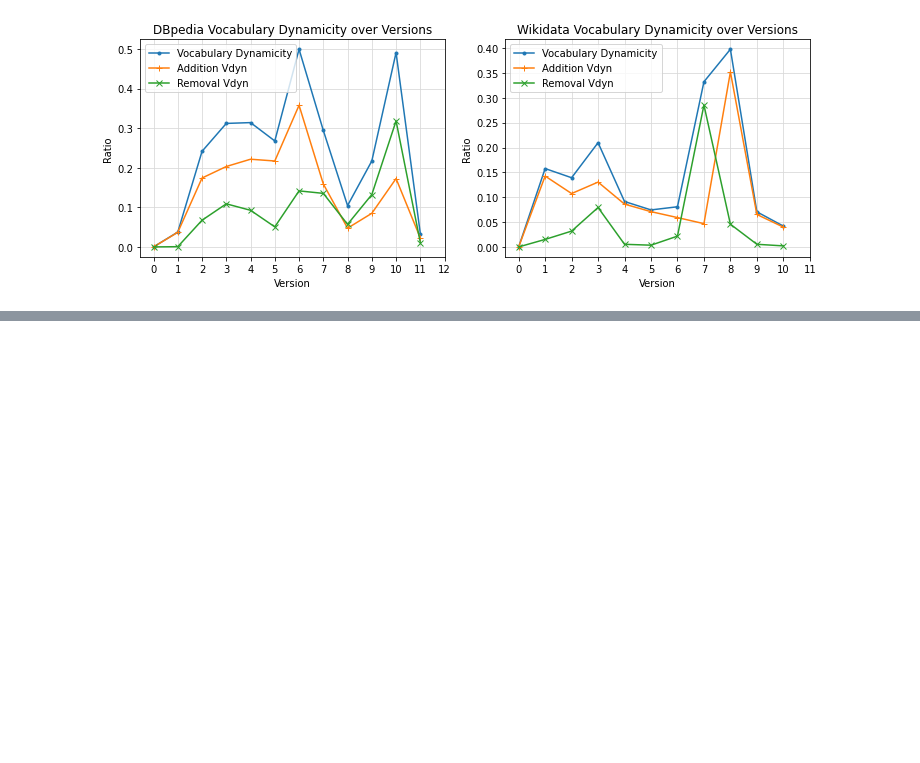
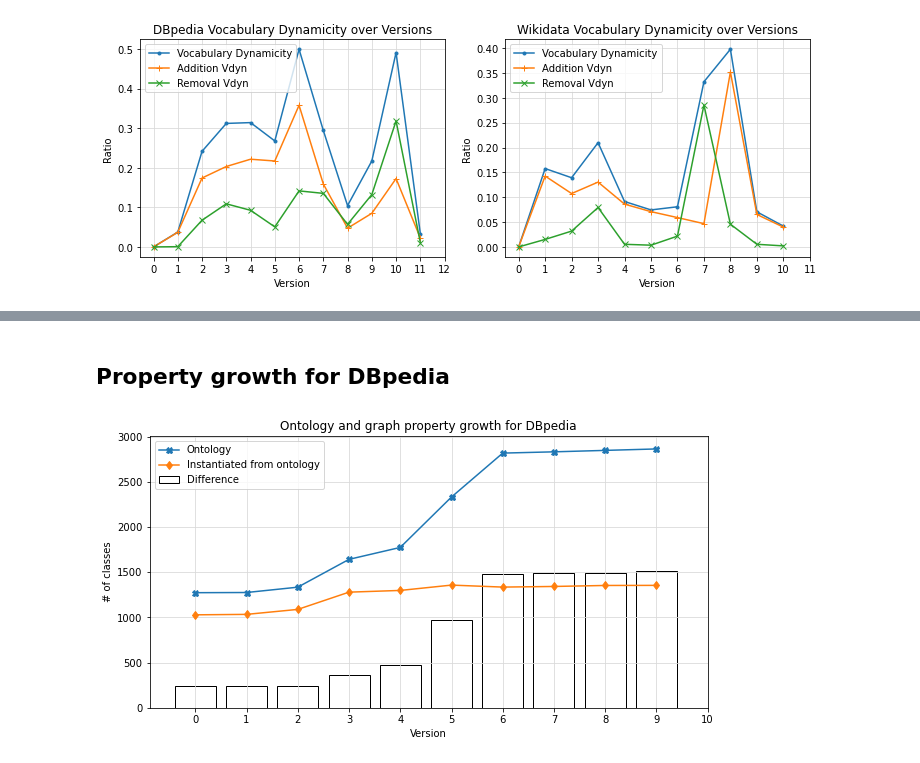
Before and after one commit to EBrandDV/P4, a Jupyter notebook: notebook.ipynb, the cells around one changed output, grey strips where cells are left out. Saved outputs shown, nothing was run; the diff lists cells and outputs as text; code cells hidden in the pictures; blank space fills up the shorter version.

```diff
--- a/notebook.ipynb
+++ b/notebook.ipynb
@@ -121,0 +129,7 @@ plt.show()
+# %% [markdown]
+## Property growth for DBpedia
+# %%
+plt.rcParams["figure.figsize"] = [10, 5]
+viz.ont_growth(file_path= 'Data/ipr_set.csv', title_name= 'property')
+# %% [output]
+[figure, added]
```
Also changed, not shown: parts of 13 cells of this notebook, 1 other file.
